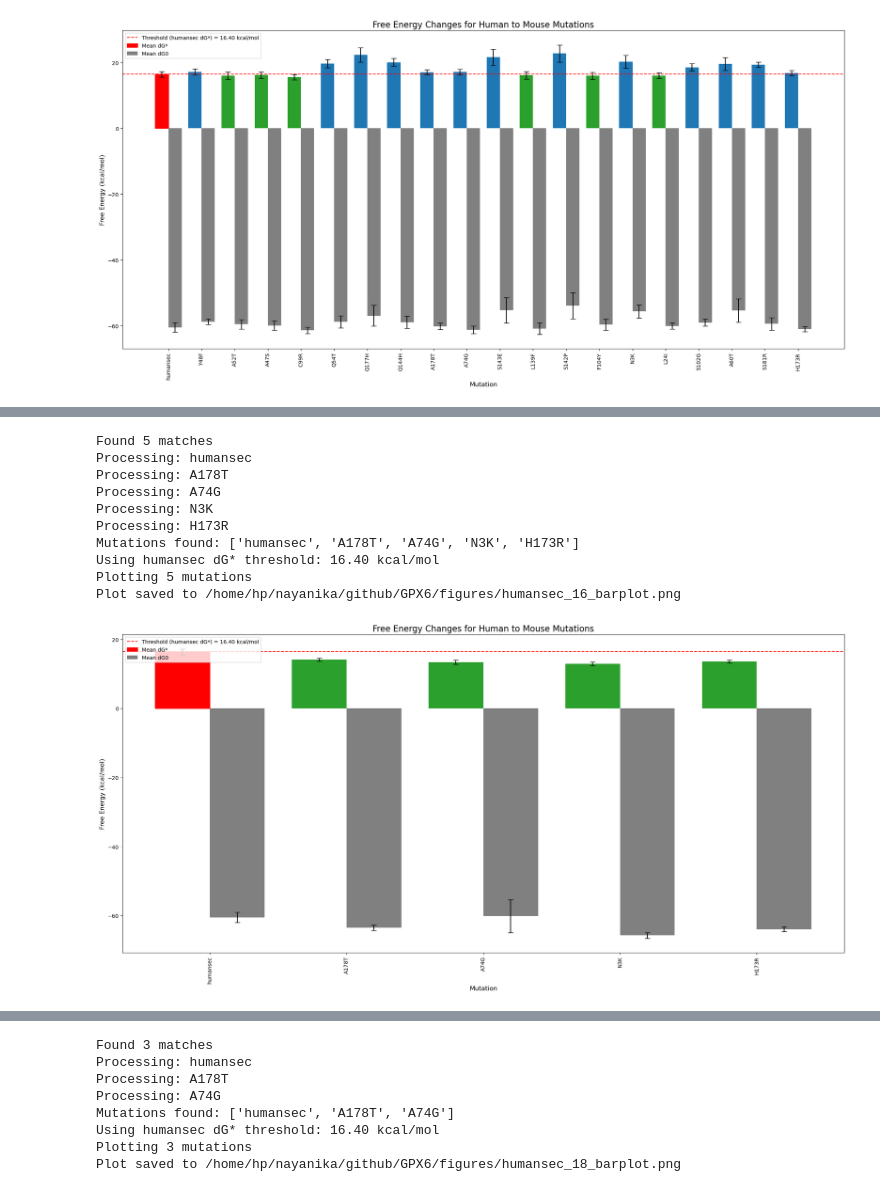
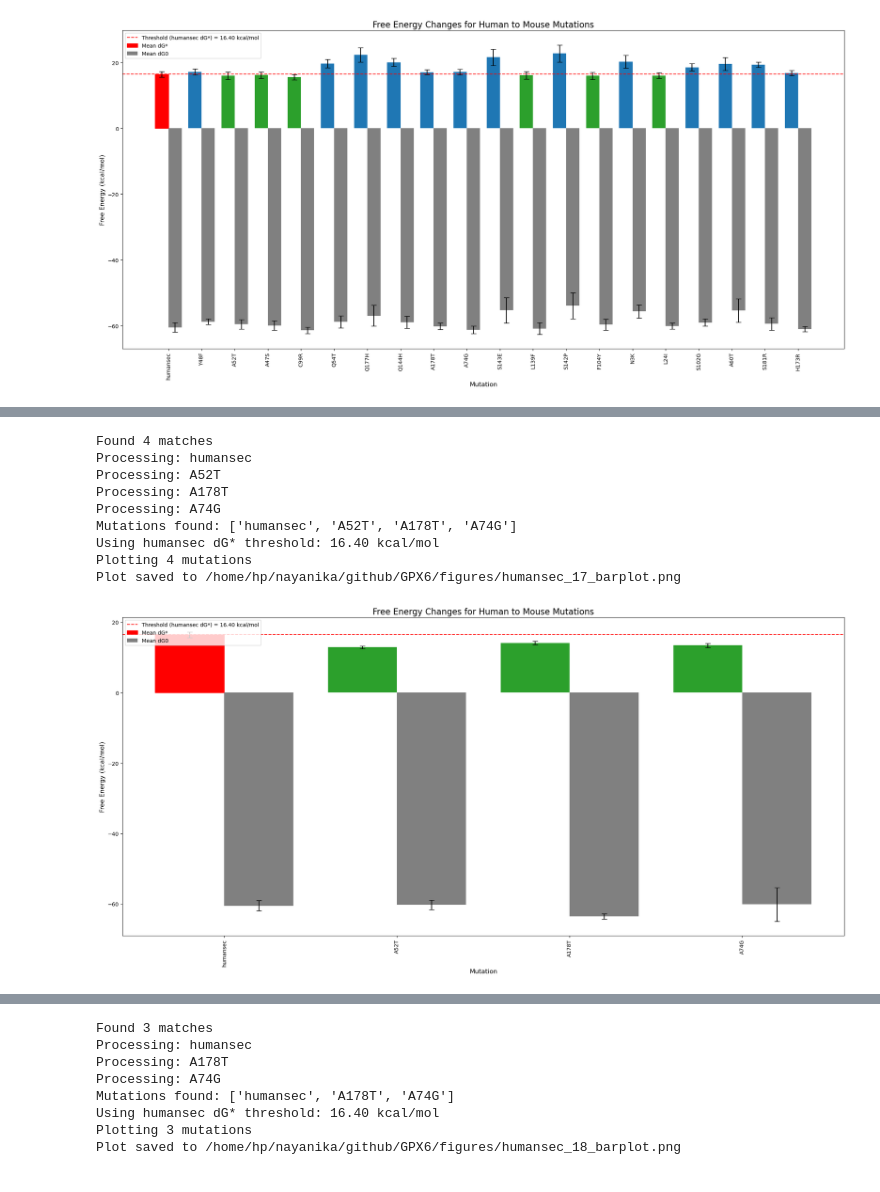
Before and after one commit to ND7996/GPX6, a Jupyter notebook: analysis/free_energy/barplot_energy_human.ipynb, the cells around one changed output, grey strips where cells are left out. Drawn from its saved outputs; the diff is of its cells as text; code cells hidden in the pictures.

```diff
--- a/analysis/free_energy/barplot_energy_human.ipynb
+++ b/analysis/free_energy/barplot_energy_human.ipynb
@@ -2376,11 +2540,11 @@ Mutation & Mean dG* & Mean dG0 \\
 \hline
 humansec & 16.40 $\pm$ 0.83 kcal/mol & -60.52 $\pm$ 1.46 kcal/mol \\
 \hline
+A52T   & 12.86 $\pm$ 0.37 kcal/mol & -60.28 $\pm$ 1.35 kcal/mol \\
+\hline
 A178T  & 14.12 $\pm$ 0.46 kcal/mol & -63.54 $\pm$ 0.76 kcal/mol \\
 \hline
 A74G   & 13.38 $\pm$ 0.58 kcal/mol & -60.17 $\pm$ 4.78 kcal/mol \\
-\hline
-H173R  & 13.58 $\pm$ 0.46 kcal/mol & -63.90 $\pm$ 0.72 kcal/mol \\
 \hline
 \end{tabular}
 \caption{Combined Free Energy Changes}
@@ -2462,38 +2626,37 @@ bars2 = ax.bar(x + bar_width/2, dg0_values, yerr=dg0_errors, capsize=5,
 # Highlight humansec in red
 if humansec_index is not None:
     bars1[humansec_index].set_color('red')
 
 # Annotate humansec threshold
 ax.axhline(humansec_dg_star, color='red', linestyle='--',
            label=f'Threshold (humansec dG*) = {humansec_dg_star:.2f} kcal/mol')
 
 # Formatting
 ax.set_xticks(x)
 ax.set_xticklabels(mutations, rotation=90, ha="center", fontsize=10)
 ax.set_xlabel("Mutation", fontsize=12)
 ax.set_ylabel("Free Energy (kcal/mol)", fontsize=12)
 ax.set_title("Free Energy Changes for Human to Mouse Mutations", fontsize=16)
 ax.legend(loc='upper left', fontsize=10, frameon=True)
 
 # Print confirmation of number of mutations
 print(f"Plotting {len(mutations)} mutations")
 
-output_path = "/home/hp/nayanika/github/GPX6/figures/humansec_16_barplot.png"
+output_path = "/home/hp/nayanika/github/GPX6/figures/humansec_17_barplot.png"
 plt.savefig(output_path, dpi=300, bbox_inches='tight')
 print(f"Plot saved to {output_path}")
 
 # Adjust layout
 plt.tight_layout()
 plt.show()
 # %% [output]
-Found 5 matches
+Found 4 matches
 Processing: humansec
+Processing: A52T
 Processing: A178T
 Processing: A74G
-Processing: N3K
-Processing: H173R
-Mutations found: ['humansec', 'A178T', 'A74G', 'N3K', 'H173R']
+Mutations found: ['humansec', 'A52T', 'A178T', 'A74G']
 Using humansec dG* threshold: 16.40 kcal/mol
-Plotting 5 mutations
-Plot saved to /home/hp/nayanika/github/GPX6/figures/humansec_16_barplot.png
+Plotting 4 mutations
+Plot saved to /home/hp/nayanika/github/GPX6/figures/humansec_17_barplot.png
-[figure, old version]
+[figure, new version]
```
Also changed, not shown: parts of 17 cells of this notebook, 42 other files.
